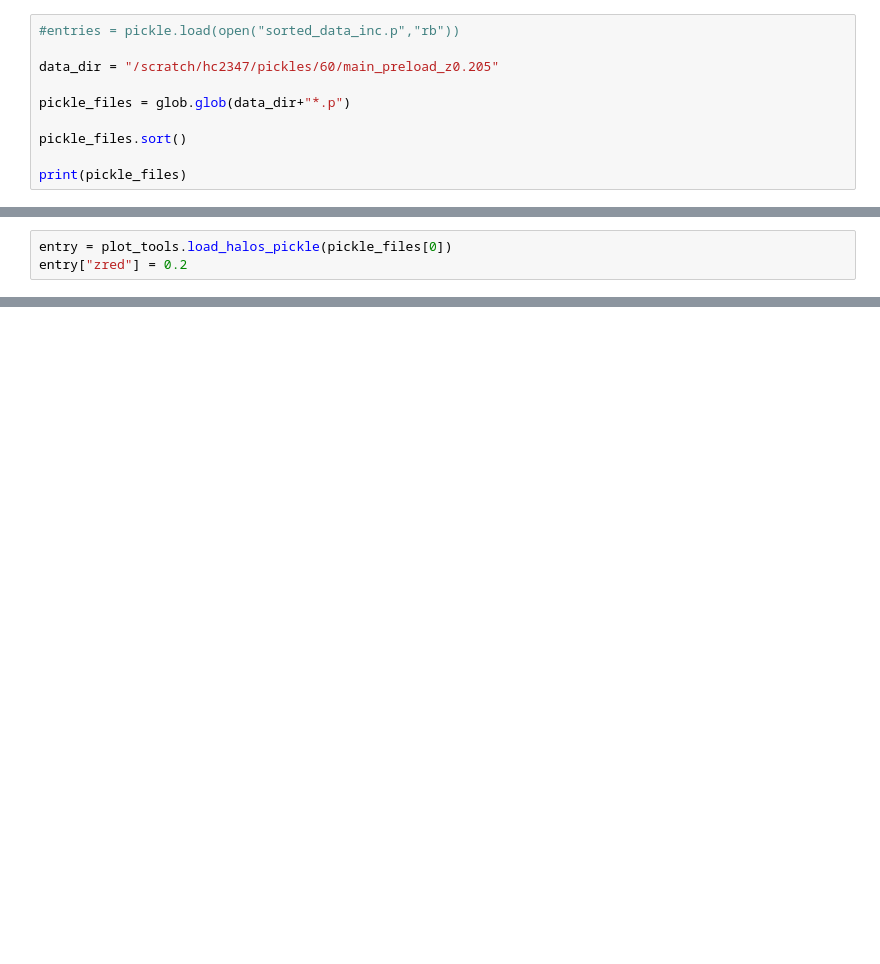
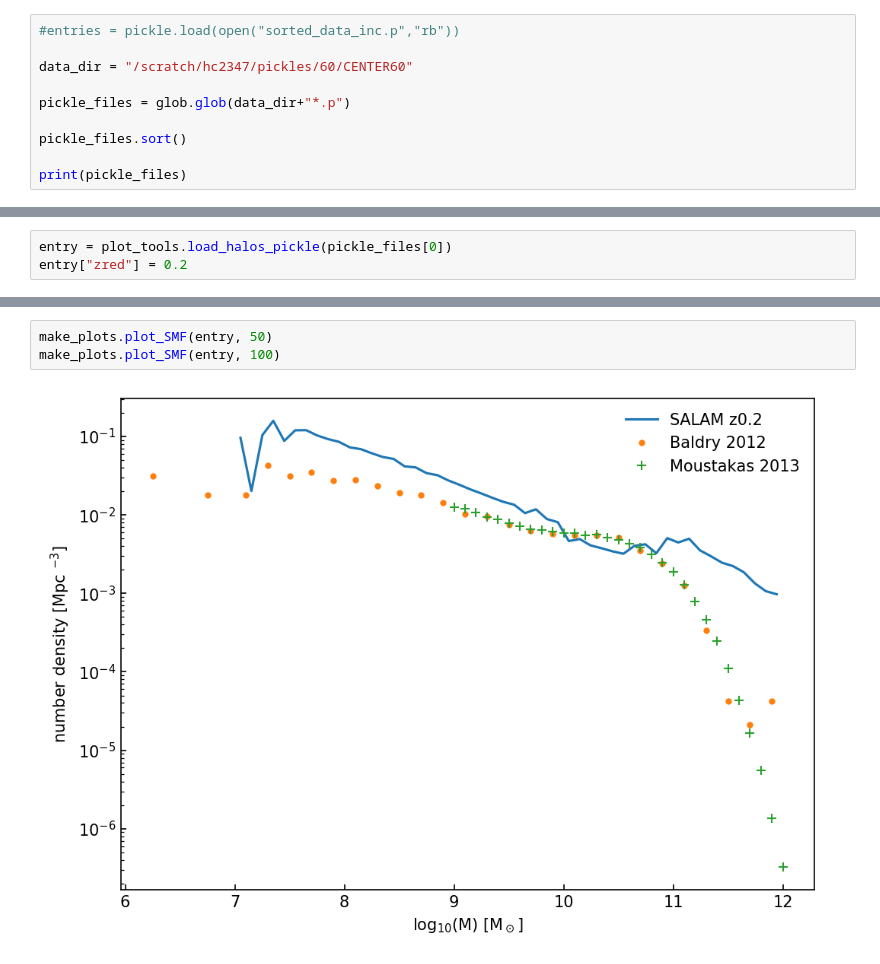
Before and after one commit to harpercho/SALAM_Analysis, a Jupyter notebook: main/visualization/evolution.ipynb, the cells around one changed output, grey strips where cells are left out. Cells and saved outputs as stored; diff of their text form; blank space fills up the shorter version.

Commit message:
recreated stellar mass function plot.

```diff
--- a/main/visualization/evolution.ipynb
+++ b/main/visualization/evolution.ipynb
@@ -10,7 +11,7 @@ import plot_tools
 # %%
 #entries = pickle.load(open("sorted_data_inc.p","rb"))
 
-data_dir = "/scratch/hc2347/pickles/60/main_preload_z0.205"
+data_dir = "/scratch/hc2347/pickles/60/CENTER60"
 
 pickle_files = glob.glob(data_dir+"*.p")
 
@@ -158,0 +26,5 @@ No handles with labels found to put in legend.
+# %%
+make_plots.plot_SMF(entry, 50)
+make_plots.plot_SMF(entry, 100)
+# %% [output]
+[figure, added]
```
Also changed, not shown: parts of 5 cells of this notebook, 4 other files.
